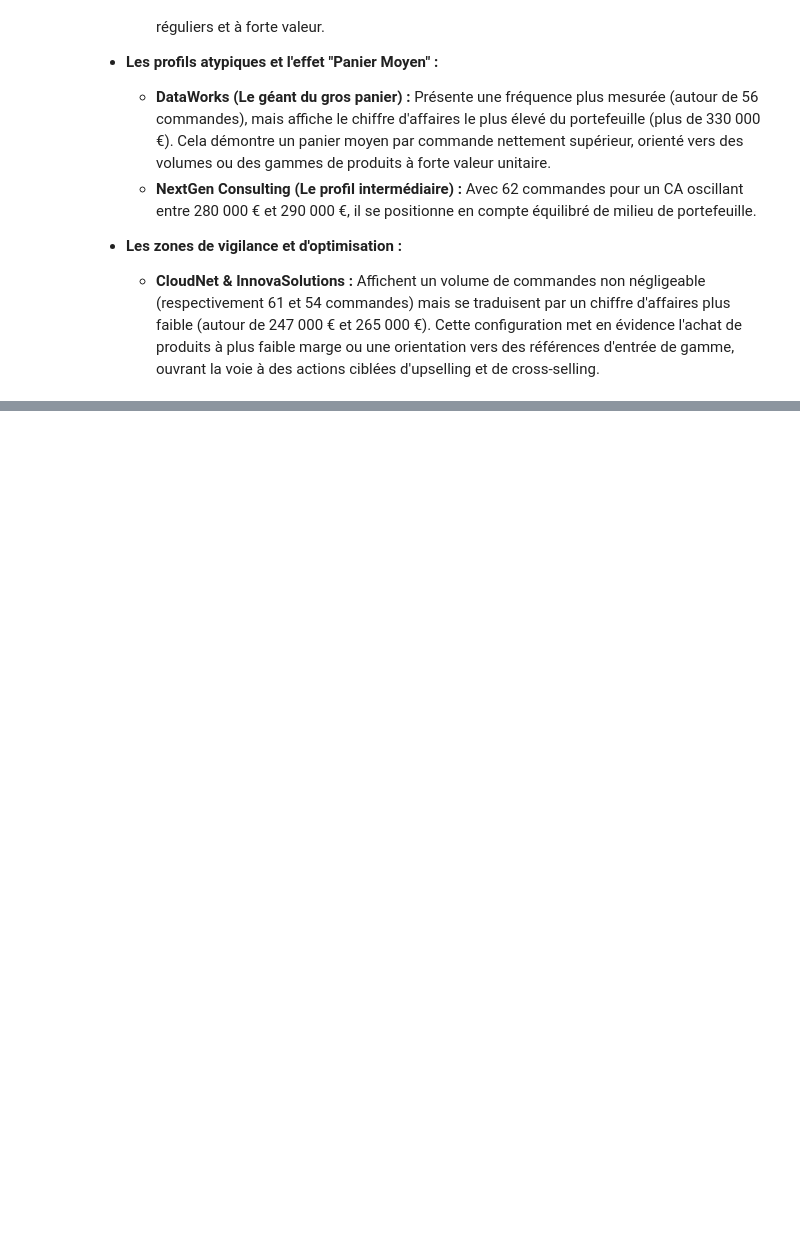
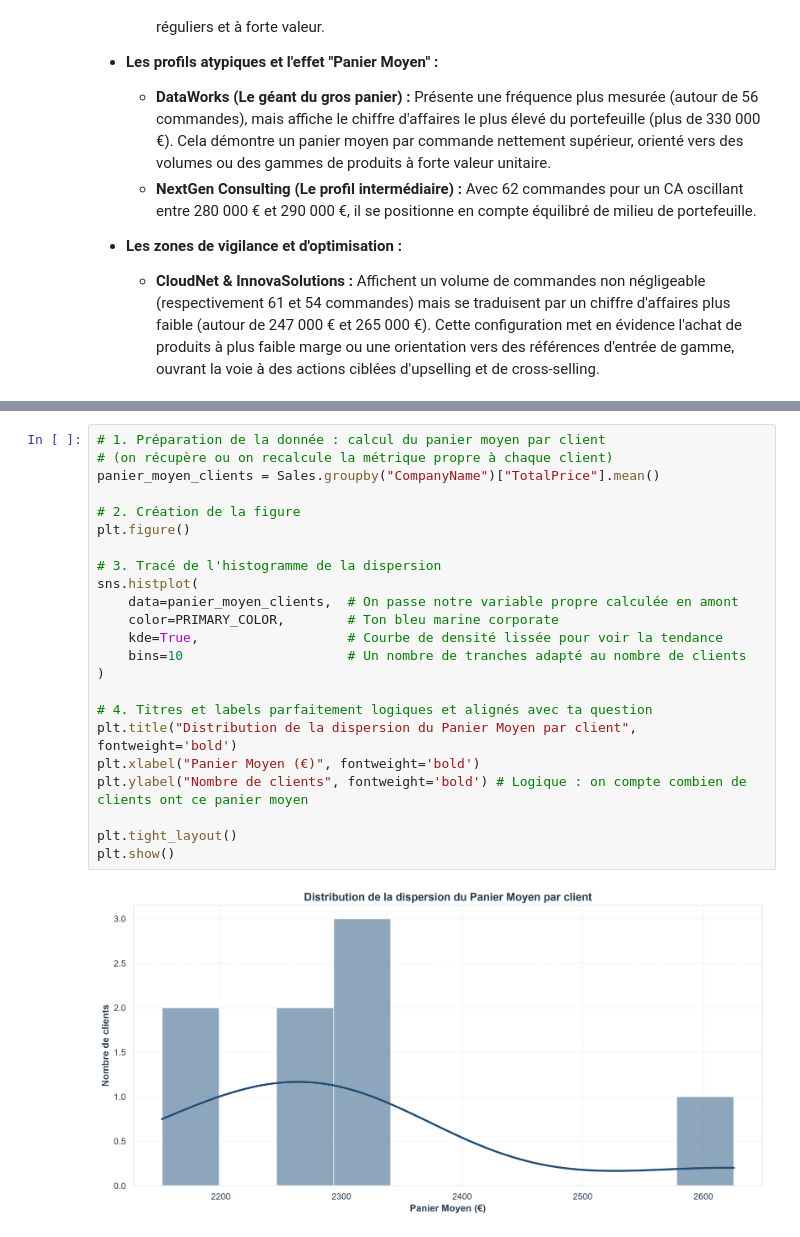
Before and after one commit to Bartel138/analyse-ventes-b2b-python, a Jupyter notebook: 03_analyse_clients.ipynb, the cells around one changed output, grey strips where cells are left out. Saved outputs shown, nothing was run; the diff lists cells and outputs as text; blank space fills up the shorter version.

```diff
--- a/03_analyse_clients.ipynb
+++ b/03_analyse_clients.ipynb
@@ -494,0 +570,25 @@ plt.show()
+# %%
+# 1. Préparation de la donnée : calcul du panier moyen par client
+# (on récupère ou on recalcule la métrique propre à chaque client)
+panier_moyen_clients = Sales.groupby("CompanyName")["TotalPrice"].mean()
+
+# 2. Création de la figure
+plt.figure()
+
+# 3. Tracé de l'histogramme de la dispersion
+sns.histplot(
+    data=panier_moyen_clients,  # On passe notre variable propre calculée en amont
+    color=PRIMARY_COLOR,        # Ton bleu marine corporate
+    kde=True,                   # Courbe de densité lissée pour voir la tendance
+    bins=10                     # Un nombre de tranches adapté au nombre de clients
+)
+
+# 4. Titres et labels parfaitement logiques et alignés avec ta question
+plt.title("Distribution de la dispersion du Panier Moyen par client", fontweight='bold')
+plt.xlabel("Panier Moyen (€)", fontweight='bold')
+plt.ylabel("Nombre de clients", fontweight='bold') # Logique : on compte combien de clients ont ce panier moyen
+
+plt.tight_layout()
+plt.show()
+# %% [output]
+[figure, added]
```
Also changed, not shown: parts of 13 cells of this notebook, 1 other file.
